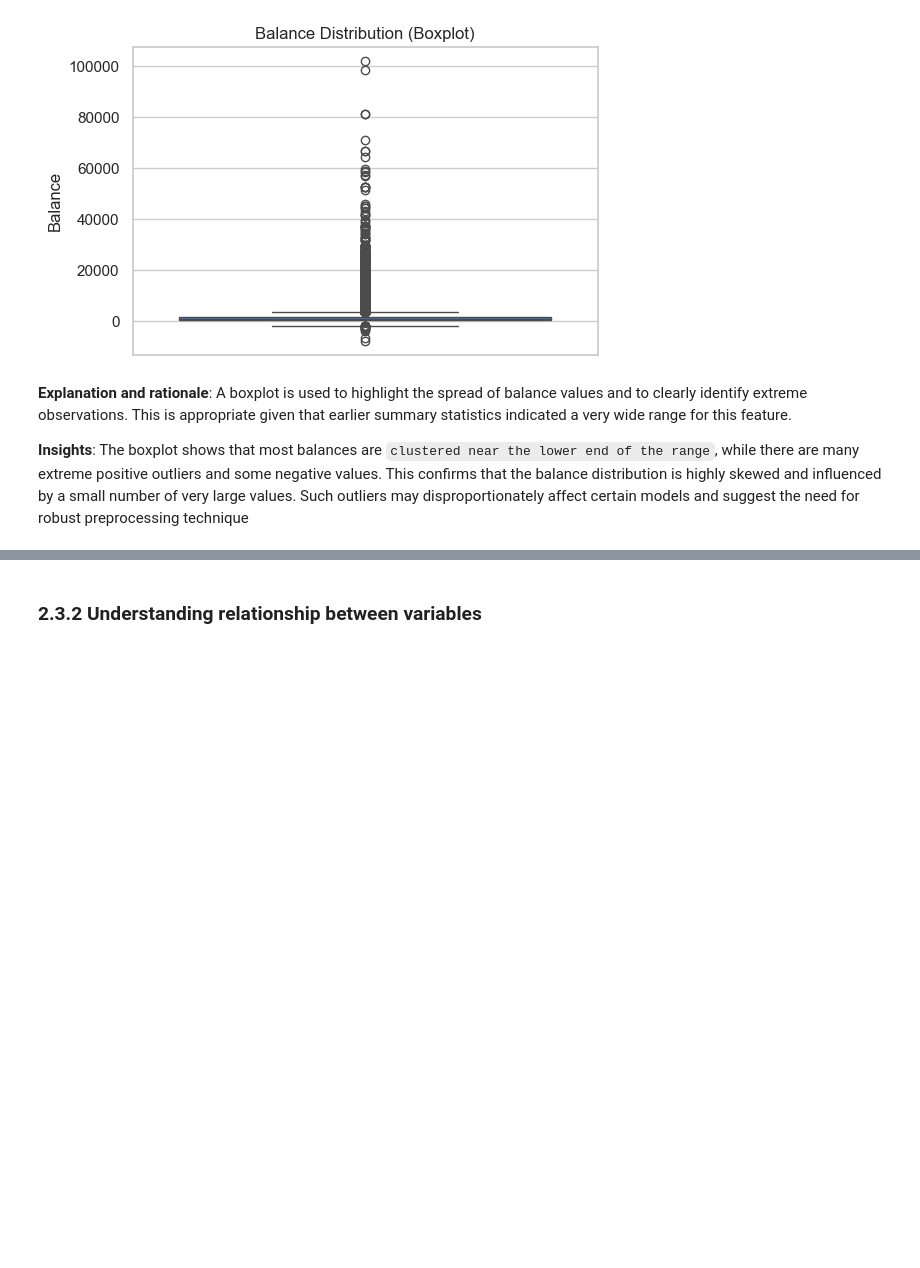
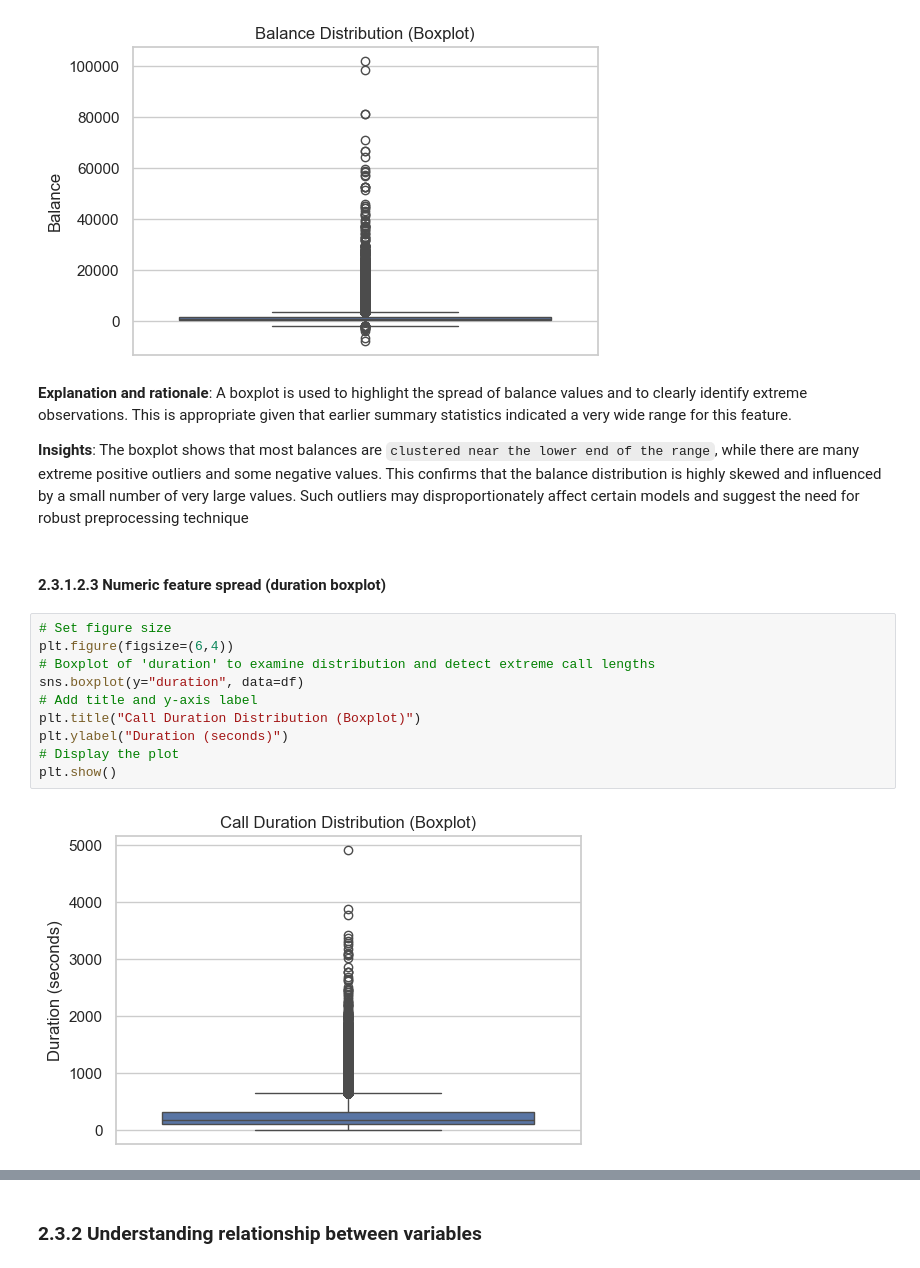
Before and after one commit to 2401496A/bank-marketing-data-analysis-project, a Jupyter notebook: MLDP Program Codes Submission Template (1).ipynb, the cells around one changed output, grey strips where cells are left out. Drawn from its saved outputs; the diff is of its cells as text; blank space fills up the shorter version.

Commit message:
Added boxplot for numeric feature 'duration' to visualise spread for 2.3.1.2.3

```diff
--- a/MLDP Program Codes Submission Template (1).ipynb
+++ b/MLDP Program Codes Submission Template (1).ipynb
@@ -279,3 +279,17 @@ plt.show()
 **Explanation and rationale**: A boxplot is used to highlight the spread of balance values and to clearly identify extreme observations. This is appropriate given that earlier summary statistics indicated a very wide range for this feature.
 
 **Insights**: The boxplot shows that most balances are `clustered near the lower end of the range`, while there are many extreme positive outliers and some negative values. This confirms that the balance distribution is highly skewed and influenced by a small number of very large values. Such outliers may disproportionately affect certain models and suggest the need for robust preprocessing technique
+# %% [markdown]
+#### 2.3.1.2.3 Numeric feature spread (duration boxplot)
+# %%
+# Set figure size
+plt.figure(figsize=(6,4))
+# Boxplot of 'duration' to examine distribution and detect extreme call lengths
+sns.boxplot(y="duration", data=df)
+# Add title and y-axis label
+plt.title("Call Duration Distribution (Boxplot)")
+plt.ylabel("Duration (seconds)")
+# Display the plot
+plt.show()
+# %% [output]
+[figure, added]
```
Also changed, not shown: parts of 1 cell of this notebook.
